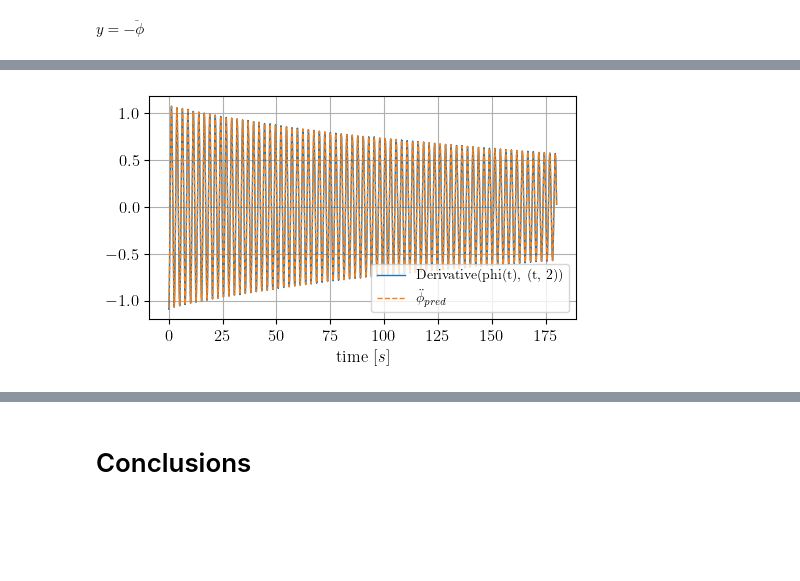
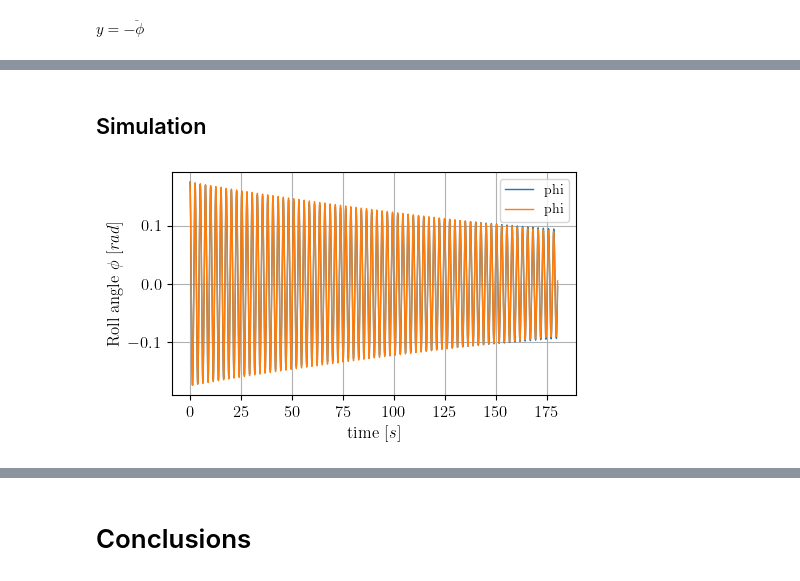
Before and after one commit to martinlarsalbert/roll_decay_damping, a Jupyter notebook: reports/report/01.1.report.ipynb, the cells around one changed output, grey strips where cells are left out. Drawn from its saved outputs; the diff is of its cells as text; code cells hidden in the pictures; blank space fills up the shorter version.

```diff
--- a/reports/report/01.1.report.ipynb
+++ b/reports/report/01.1.report.ipynb
@@ -386,11 +400,45 @@ lt
-# %%
-y_pred = results.predict(X)
-
-fig,ax=plt.subplots()
-rolldecay.plot(data, y=symbols.phi_dot_dot, ax=ax)
-
-ax.plot(data.index, y_pred, '--', label=r'$\ddot{\phi}_{pred}$')
-
-ax.legend();
-# %% [output]
-[figure, removed]
+# %% [markdown]
+## Simulation
+# %%
+def get_updater(lambda_phi2d, coeffs):
+
+    def updater(t, states):
+
+        phi = states[0]
+        phi1d = states[1]
+
+        parameters = dict(coeffs)
+        parameters['phi'] = phi
+        parameters['phi1d'] = phi1d
+        phi2d = lambda_phi2d(**parameters)
+        d_states_dt = np.array([phi1d, phi2d])
+        return d_states_dt
+
+    return updater
+# %%
+def simulate(data, df_results, lambda_phi2d):
+
+    coeffs= {str(key):value for key,value in df_results['coeff'].items()}
+    updater = get_updater(lambda_phi2d=lambda_phi2d, coeffs=coeffs)
+
+    t = data.index
+    t_span = [t[0], t[-1]]
+    y0 = data.iloc[0][['phi','phi1d']].values
+    result = solve_ivp(fun=updater, t_span=t_span, y0=y0, t_eval=t)
+
+    df_sim = pd.DataFrame(index=result.t, data=result.y.T, columns = ['phi','phi1d'])
+    df_sim['phi2d'] = lambda_phi2d(**coeffs,**df_sim)
+    assert result.success
+
+    return df_sim
+# %%
+lambda_phi2d = lambdify(sp.solve(acceleration_equation_cubic, symbols.phi_dot_dot)[0])
+df_results = results_summary_to_dataframe(results)
+df_sim = simulate(data=data, df_results=df_results, lambda_phi2d=lambda_phi2d)
+# %%
+fig,ax=plt.subplots()
+rolldecay.plot(data, y='phi', ax=ax)
+rolldecay.plot(df_sim, y='phi', ax=ax)
+ax.legend();
+# %% [output]
+[figure, added]
```
Also changed, not shown: parts of 21 cells of this notebook, 1 other file.
